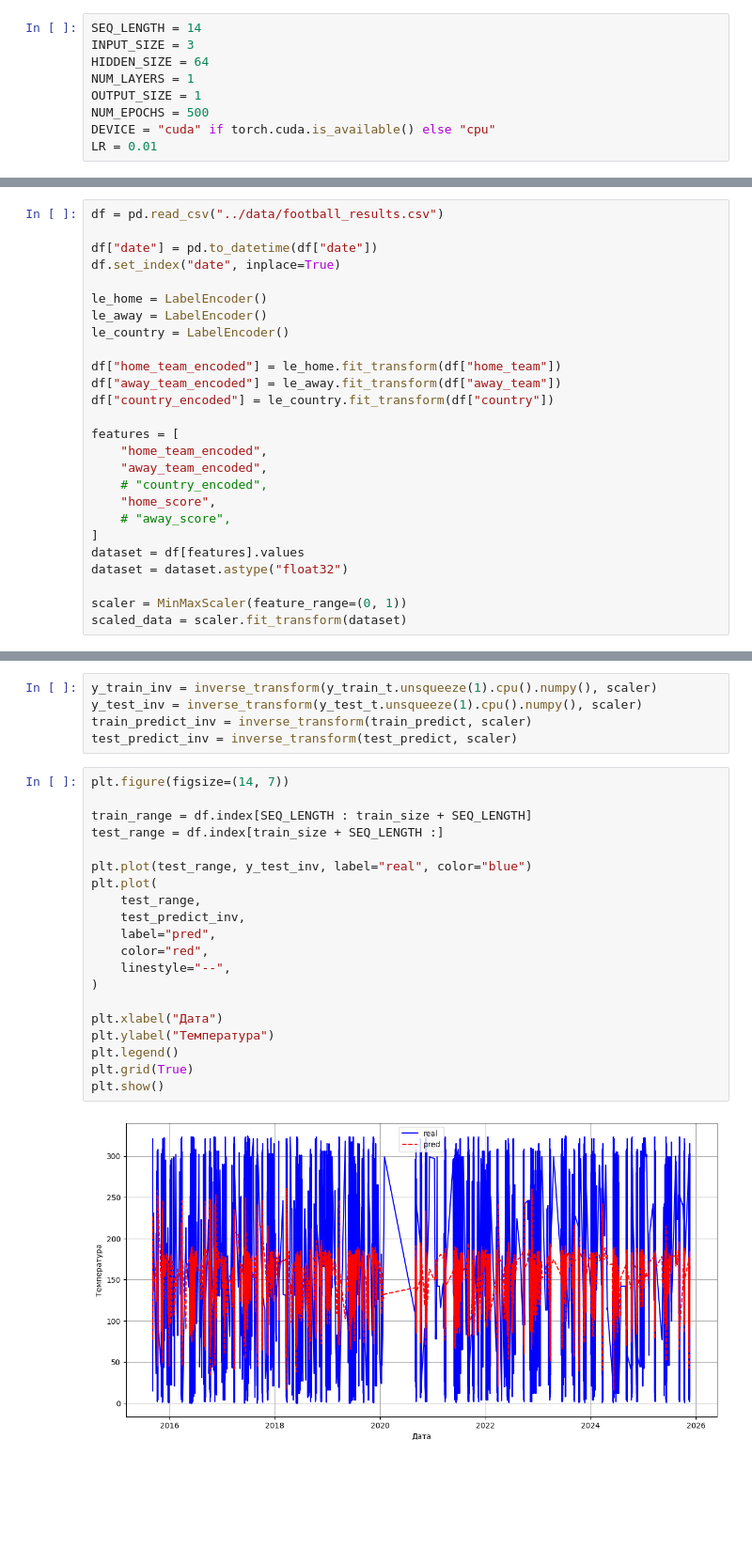
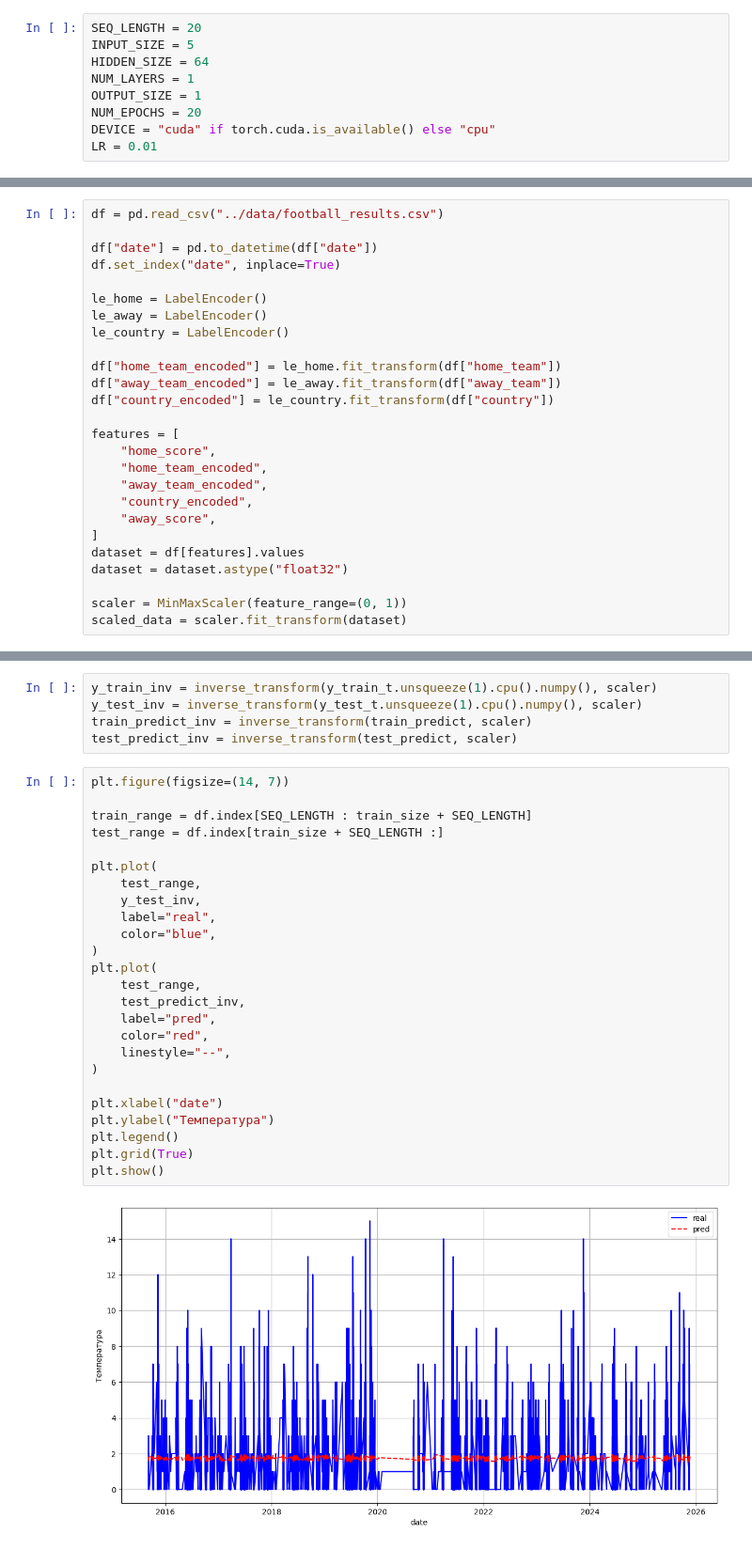
Before and after one commit to poslam/sem7-ds, a Jupyter notebook: ns/labs/6.ipynb, the cells around one changed output, grey strips where cells are left out. Shown at 94% size. Cells and saved outputs as stored; diff of their text form; blank space fills up the shorter version.

```diff
--- a/ns/labs/6.ipynb
+++ b/ns/labs/6.ipynb
@@ -9,12 +9,12 @@ import torch
 import torch.nn as nn
 from sklearn.preprocessing import MinMaxScaler, LabelEncoder
 # %%
-SEQ_LENGTH = 14
-INPUT_SIZE = 3
+SEQ_LENGTH = 20
+INPUT_SIZE = 5
 HIDDEN_SIZE = 64
 NUM_LAYERS = 1
 OUTPUT_SIZE = 1
-NUM_EPOCHS = 500
+NUM_EPOCHS = 20
 DEVICE = "cuda" if torch.cuda.is_available() else "cpu"
 LR = 0.01
 # %%
@@ -36,11 +36,11 @@ df["away_team_encoded"] = le_away.fit_transform(df["away_team"])
 df["country_encoded"] = le_country.fit_transform(df["country"])
 
 features = [
+    "home_score",
     "home_team_encoded",
     "away_team_encoded",
-    # "country_encoded",
-    "home_score",
-    # "away_score",
+    "country_encoded",
+    "away_score",
 ]
 dataset = df[features].values
 dataset = dataset.astype("float32")
@@ -164,22 +161,27 @@ test_predict_inv = inverse_transform(test_predict, scaler)
 # %%
 plt.figure(figsize=(14, 7))
 
 train_range = df.index[SEQ_LENGTH : train_size + SEQ_LENGTH]
 test_range = df.index[train_size + SEQ_LENGTH :]
 
-plt.plot(test_range, y_test_inv, label="real", color="blue")
+plt.plot(
+    test_range,
+    y_test_inv,
+    label="real",
+    color="blue",
+)
 plt.plot(
     test_range,
     test_predict_inv,
     label="pred",
     color="red",
     linestyle="--",
 )
 
-plt.xlabel("Дата")
+plt.xlabel("date")
 plt.ylabel("Температура")
 plt.legend()
 plt.grid(True)
 plt.show()
 # %% [output]
-[figure, old version]
+[figure, new version]
```
Also changed, not shown: parts of 2 cells of this notebook.
